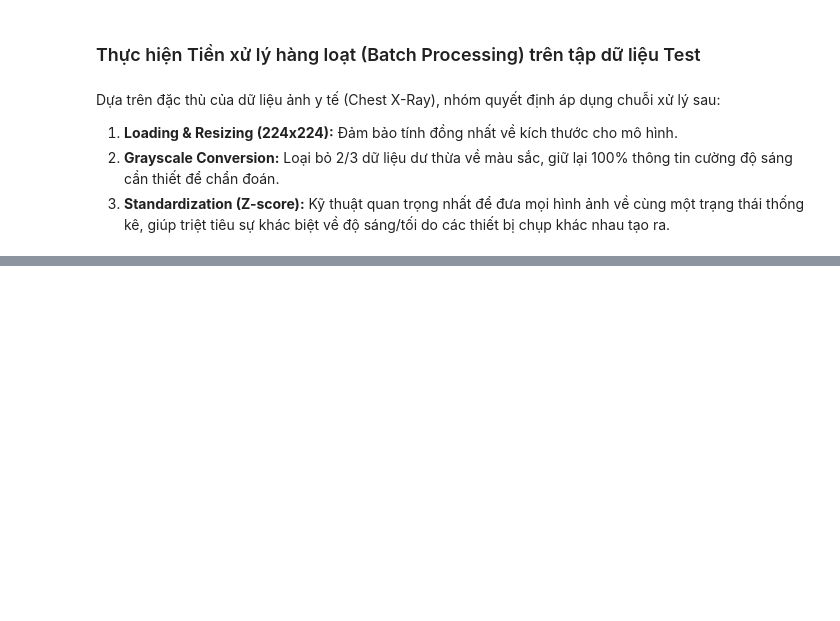
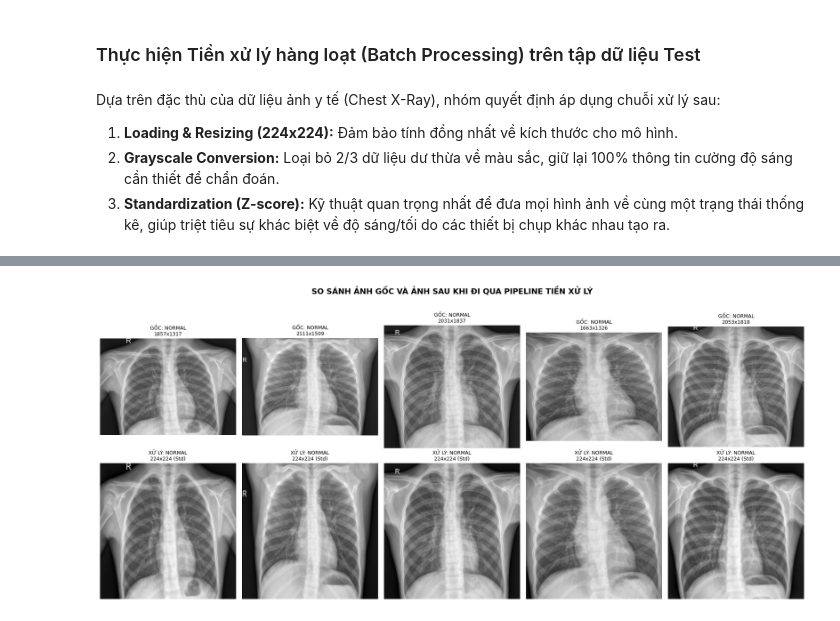
Before and after one commit to pqthinh232/Lab1-Data-Mining, a Jupyter notebook: project-root/notebooks/01_image_preprocessing.ipynb, the cells around one changed output, grey strips where cells are left out. Drawn from its saved outputs; the diff is of its cells as text; code cells hidden in the pictures; blank space fills up the shorter version.

```diff
--- a/project-root/notebooks/01_image_preprocessing.ipynb
+++ b/project-root/notebooks/01_image_preprocessing.ipynb
@@ -333,0 +446,27 @@ Giá trị Mean trung bình sau xử lý: 8.05e-18
+# %%
+import matplotlib.pyplot as plt
+
+num_samples = len(sample_list)
+if num_samples > 0:
+    # Tạo khung hình 2 hàng, num_samples cột
+    fig, axes = plt.subplots(2, num_samples, figsize=(18, 8))
+
+    for i, item in enumerate(sample_list):
+        # ẢNH GỐC
+        # Chuyển BGR sang RGB để hiển thị đúng màu
+        orig_rgb = cv2.cvtColor(item['orig_img'], cv2.COLOR_BGR2RGB)
+        axes[0, i].imshow(orig_rgb)
+        axes[0, i].set_title(f"GỐC: {item['cat']}\n{item['orig_img'].shape[1]}x{item['orig_img'].shape[0]}", fontsize=9)
+        axes[0, i].axis('off')
+
+        # ẢNH ĐÃ XỬ LÝ (Standardized)
+        axes[1, i].imshow(item['proc_img'], cmap='gray')
+        axes[1, i].set_title(f"XỬ LÝ: {item['cat']}\n224x224 (Std)", fontsize=9)
+        axes[1, i].axis('off')
+
+    plt.suptitle("SO SÁNH ẢNH GỐC VÀ ẢNH SAU KHI ĐI QUA PIPELINE TIỀN XỬ LÝ",
+                 fontsize=14, fontweight='bold', y=1.02)
+    plt.tight_layout()
+    plt.show()
+# %% [output]
+[figure, added]
```
Also changed, not shown: parts of 19 cells of this notebook, 1 other file.
